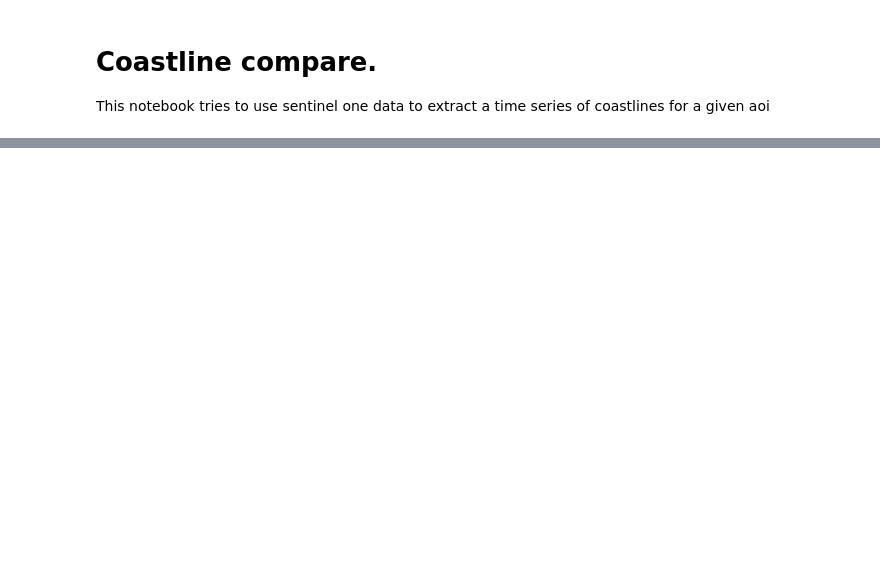
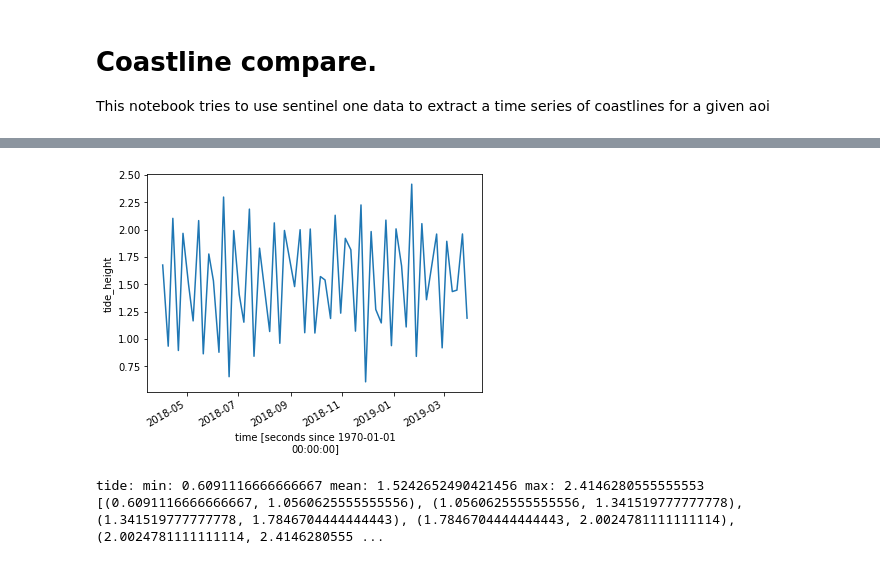
Before and after one commit to bellemae/odc-hack-sac, a Jupyter notebook: coastline-compare.ipynb, the cells around one changed output, grey strips where cells are left out. Saved outputs shown, nothing was run; the diff lists cells and outputs as text; code cells hidden in the pictures; blank space fills up the shorter version.

Commit message:
add water by tide

```diff
--- a/coastline-compare.ipynb
+++ b/coastline-compare.ipynb
@@ -20,8 +22,8 @@ from matplotlib import cm
 # %%
 # Define area of interest
 # Fiji
-x = (178.281, 178.655)
-y = (-17.91, -18.1732)
+x = (177.481, 177.855)
+y = (-18.00, -18.3732)
 time = ("2018-04-02", "2019-03-30")
 
 # How often to extract coast line polygons.
@@ -53,7 +59,7 @@ dc = datacube.Datacube(app="s1_coastline")
 # load up the data and filter down to water
 s1_coverage = dc.load(product="s1_gamma0_scene", output_crs ="EPSG:32760", **query)
 s1_coverage = masking.mask_invalid_data(s1_coverage)
-water = ((s1_coverage["vv"] <= vv_threshold) & (s1_coverage["vh"] <= vh_threshold))
+s1_coverage['water'] = ((s1_coverage["vv"] <= vv_threshold) & (s1_coverage["vh"] <= vh_threshold))
 # %%
 # define save polygon function
 def save_poly(output_geojson, crs, polygon):
@@ -123,0 +123,43 @@ for t in range(0, chunks.time.size):
+# %%
+# load in the tide data. Edit this to make sure you have data that overlaps with what you are working on.
+# the data here comes from http://www.bom.gov.au/oceanography/projects/spslcmp/data/index.shtml for fiji
+tide_files = ['tides/IDO70004_2017.csv', 'tides/IDO70004_2018.csv', 'tides/IDO70004_2019.csv']
+year_files = []
+for f in tide_files:
+    tide_data = pd.read_csv(f, parse_dates=['time'], index_col='time')
+    year_files.append(tide_data)
+
+tide_data = pd.concat(year_files)
+# %%
+tide_data_xr = tide_data.to_xarray()
+
+# We want to convert our hourly tide heights to estimates of exactly how high the tide was at the time that
+# each satellite image was taken. To do this, we can use `.interp` to 'interpolate' a tide height for each
+# s1 timestamp:
+s1_tideheights = tide_data_xr.interp(time=s1_coverage.time)
+
+# We then want to put these values back into the s1 dataset so that each image has an estimated tide height:
+s1_coverage['tide_height'] = s1_tideheights.tide_height
+
+# Plot the resulting tide heights for each Landsat image:
+s1_coverage.tide_height.plot()
+plt.show()
+# %% [output]
+[figure, added]
+# %%
+tide_values_min = s1_coverage.tide_height.min().values
+tide_values_max = s1_coverage.tide_height.max().values
+tide_values_mean = s1_coverage.tide_height.mean().values
+
+print(f"tide: min: {tide_values_min} mean: {tide_values_mean} max: {tide_values_max}")
+percentiles = np.percentile(s1_coverage.tide_height, [0, 20, 40, 60, 80, 100], )
+
+percentile_pairs = []
+for i in range(percentiles[1:].size):
+    percentile_pairs.append((percentiles[i], percentiles[i+1]))
+print(percentile_pairs)
+
+s1_coverage['water'] = ((s1_coverage["vv"] <= vv_threshold) & (s1_coverage["vh"] <= vh_threshold))
+# %% [output]
+tide: min: 0.6091116666666667 mean: 1.5242652490421456 max: 2.4146280555555553
+[(0.6091116666666667, 1.0560625555555556), (1.0560625555555556, 1.341519777777778), (1.341519777777778, 1.7846704444444443), (1.7846704444444443, 2.0024781111111114), (2.0024781111111114, 2.4146280555 ...
```
Also changed, not shown: parts of 5 cells of this notebook.
